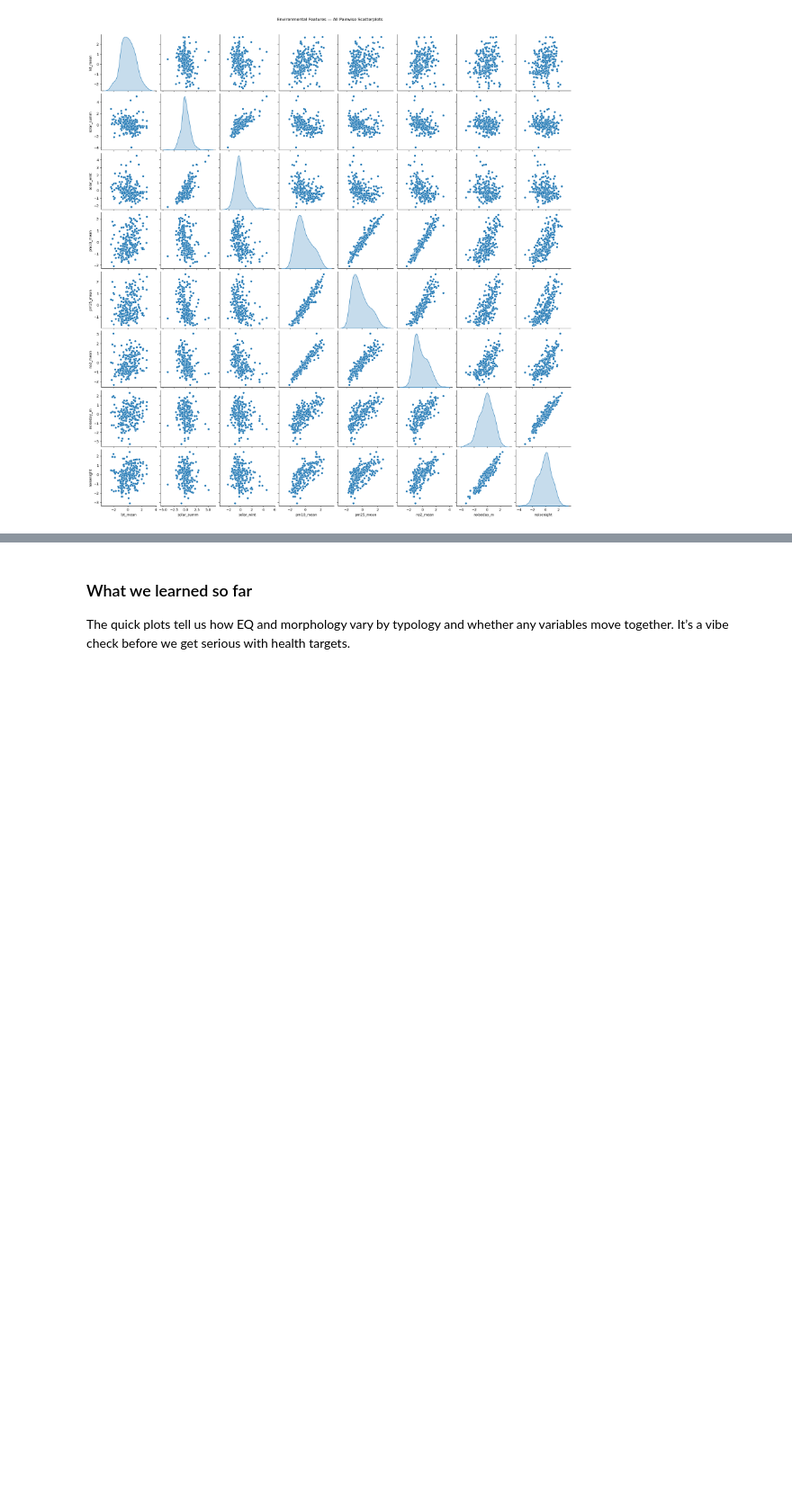
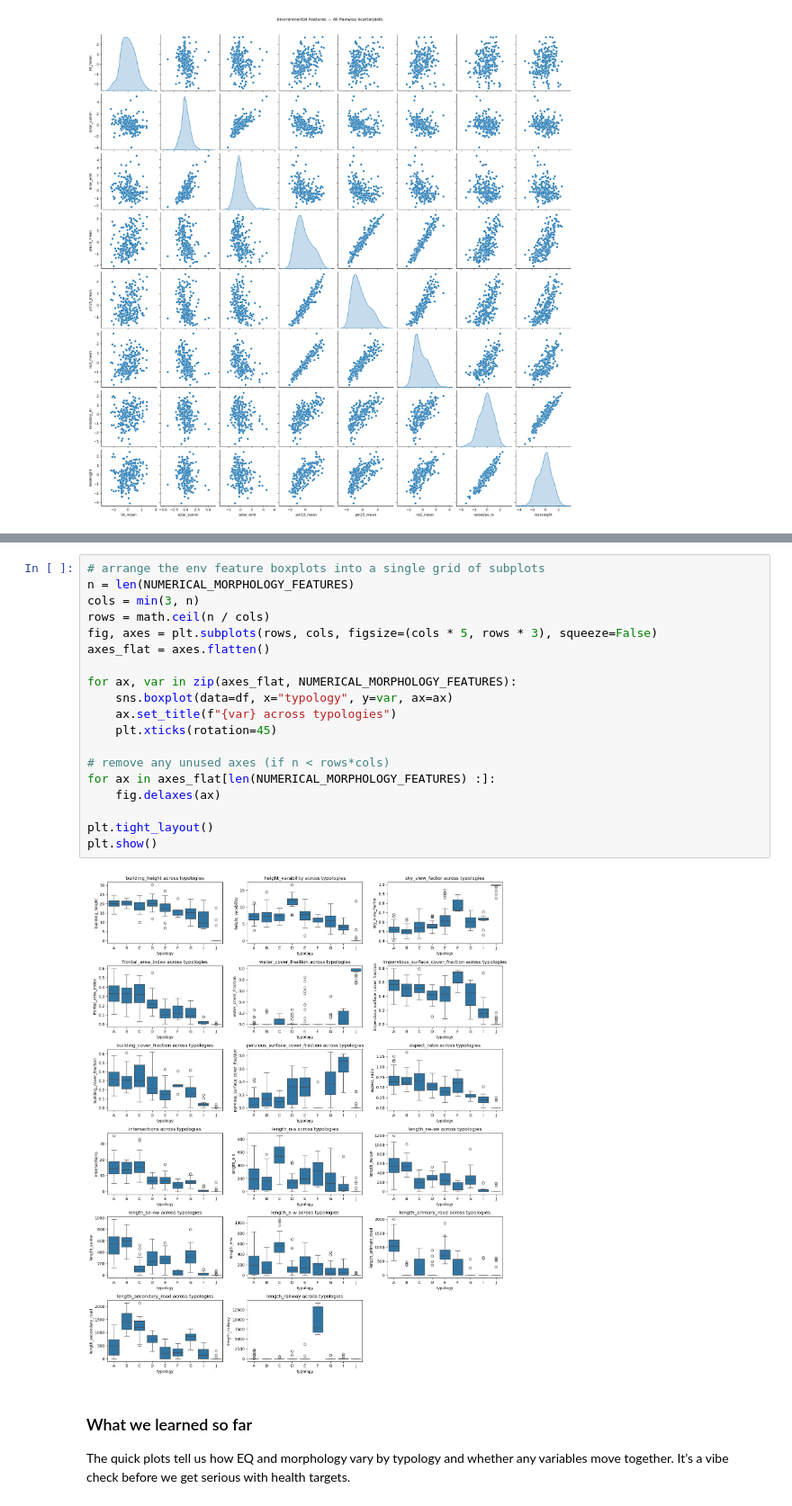
Before and after one commit to MauroPello/ENAC-ML4Science_LIPID, a Jupyter notebook: main.ipynb, the cells around one changed output, grey strips where cells are left out. Shown at 90% size. Saved outputs shown, nothing was run; the diff lists cells and outputs as text; blank space fills up the shorter version.

```diff
--- a/main.ipynb
+++ b/main.ipynb
@@ -318,3 +328,24 @@ plt.show()
+# %%
+# arrange the env feature boxplots into a single grid of subplots
+n = len(NUMERICAL_MORPHOLOGY_FEATURES)
+cols = min(3, n)
+rows = math.ceil(n / cols)
+fig, axes = plt.subplots(rows, cols, figsize=(cols * 5, rows * 3), squeeze=False)
+axes_flat = axes.flatten()
+
+for ax, var in zip(axes_flat, NUMERICAL_MORPHOLOGY_FEATURES):
+    sns.boxplot(data=df, x="typology", y=var, ax=ax)
+    ax.set_title(f"{var} across typologies")
+    plt.xticks(rotation=45)
+
+# remove any unused axes (if n < rows*cols)
+for ax in axes_flat[len(NUMERICAL_MORPHOLOGY_FEATURES) :]:
+    fig.delaxes(ax)
+
+plt.tight_layout()
+plt.show()
+# %% [output]
+[figure, added]
 # %% [markdown]
 ### What we learned so far
 The quick plots tell us how EQ and morphology vary by typology and whether any variables move together. It’s a vibe check before we get serious with health targets.
```
Also changed, not shown: parts of 12 cells of this notebook, 3 other files.
